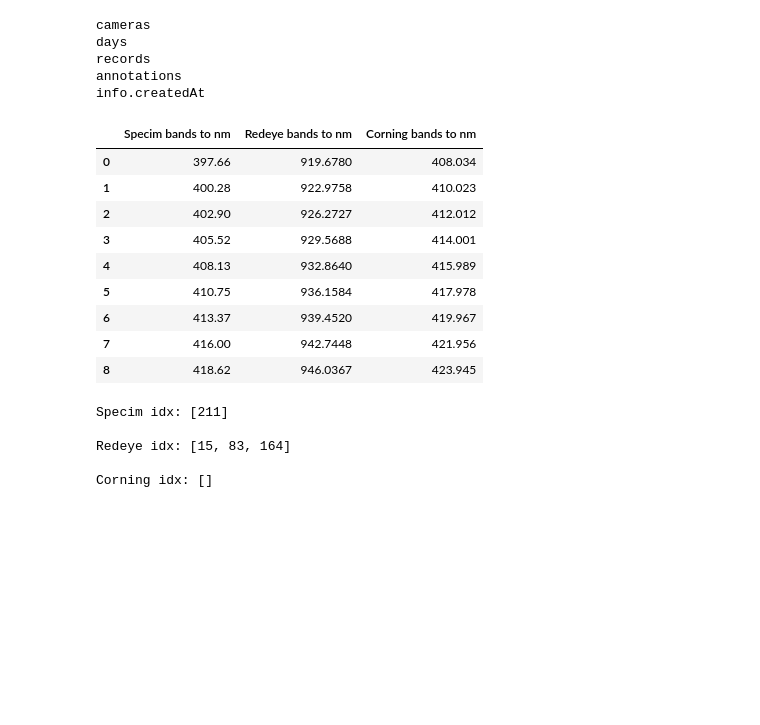
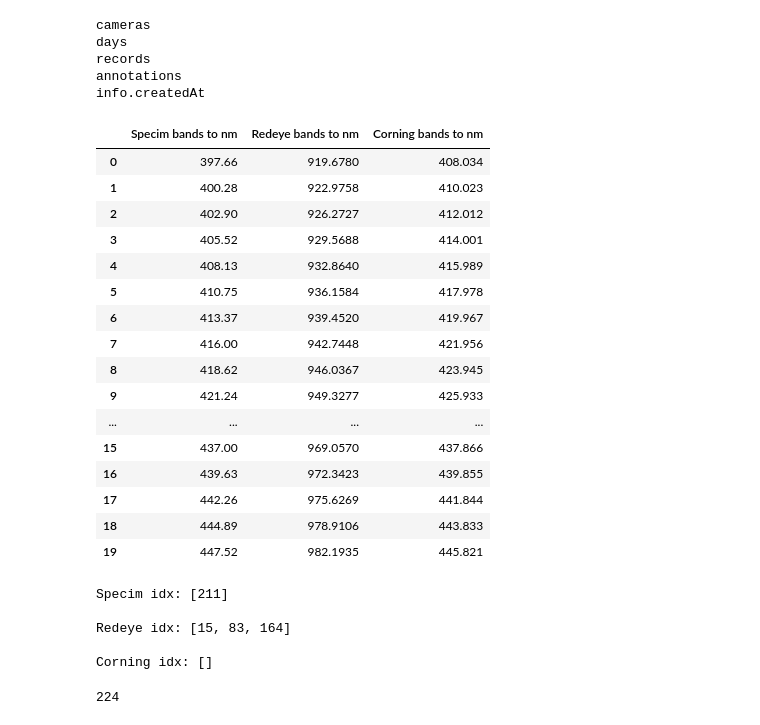
Before and after one commit to PyMati/FruitsClassificationFromHipespectralImages, a Jupyter notebook: robert-notebook.ipynb, the cells around one changed output. Drawn from its saved outputs; the diff is of its cells as text; code cells hidden in the pictures; blank space fills up the shorter version.

```diff
--- a/robert-notebook.ipynb
+++ b/robert-notebook.ipynb
@@ -5,17 +5,21 @@ import pandas as pd
 import numpy as np
 import matplotlib.pyplot as plt
 import json
-import spectral
+from spectral import *
 import spectral.io.envi as envi
-
+import wx
 from typing import Callable
 from IPython.display import display
-
+import ipywidgets as widgets
+from ipywidgets import interact
+from functools import partial
+import os
+os.environ['PYSPY_USE_WX'] = 'True'
 
 np.set_printoptions(linewidth=800)
 
 pd.set_option('display.max_rows', 500)
-pd.set_option('display.max_columns', 500)
+pd.set_option('display.max_columns', 900)
 pd.set_option('display.width', 1000)
 # %%
 # oobx_dir = Path('../fruits_dataset')
@@ -159,23 +162,30 @@ info.createdAt
 # %%
 
 df_combined = pd.DataFrame({
     'Specim bands to nm': dict(enumerate(df.cameras[0][0]['wavelengths'])),
     'Redeye bands to nm': dict(enumerate(df.cameras[0][1]['wavelengths'])),
     'Corning bands to nm':dict(enumerate(df.cameras[0][2]['wavelengths'])),
 })
 
-df_combined.head(9)
+df_combined.head(20)
 # %% [output]
 |  | Specim bands to nm | Redeye bands to nm | Corning bands to nm |
 | 0 | 397.66 | 919.6780 | 408.034 |
 | 1 | 400.28 | 922.9758 | 410.023 |
 | 2 | 402.90 | 926.2727 | 412.012 |
 | 3 | 405.52 | 929.5688 | 414.001 |
 | 4 | 408.13 | 932.8640 | 415.989 |
 | 5 | 410.75 | 936.1584 | 417.978 |
 | 6 | 413.37 | 939.4520 | 419.967 |
 | 7 | 416.00 | 942.7448 | 421.956 |
 | 8 | 418.62 | 946.0367 | 423.945 |
+| 9 | 421.24 | 949.3277 | 425.933 |
+| ... | ... | ... | ... |
+| 15 | 437.00 | 969.0570 | 437.866 |
+| 16 | 439.63 | 972.3423 | 439.855 |
+| 17 | 442.26 | 975.6269 | 441.844 |
+| 18 | 444.89 | 978.9106 | 443.833 |
+| 19 | 447.52 | 982.1935 | 445.821 |
 # %%
 def find_closest_wavelenght(wavelength):
     water_marks = np.array([970, 1190, 1450, 1940])
@@ -210,3 +220,7 @@ Specim idx: [211]
 Redeye idx: [15, 83, 164]
 
 Corning idx: []
+# %%
+img.shape[2]
+# %% [output]
+224
```
Also changed, not shown: parts of 15 cells of this notebook, 1 other file.
